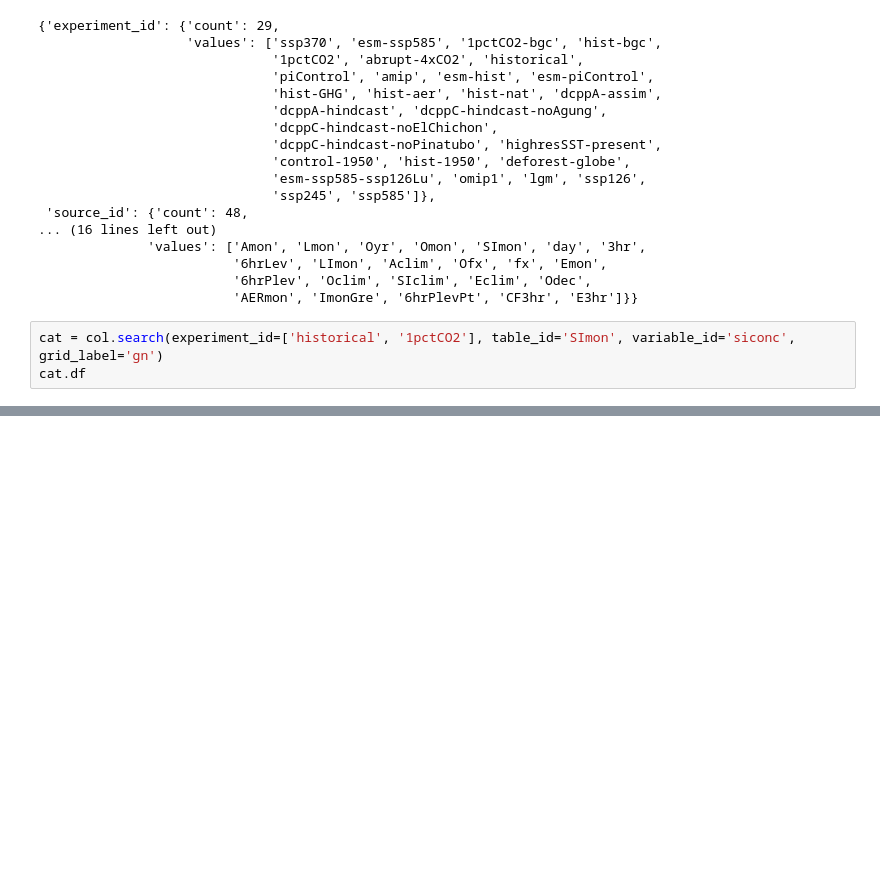
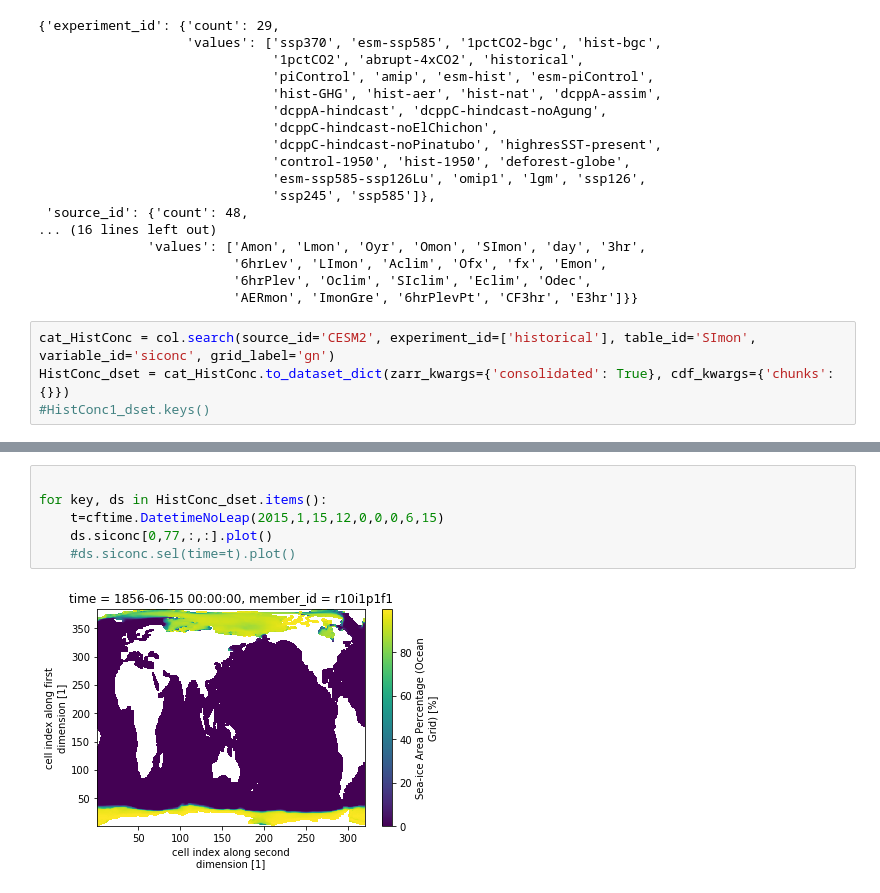
Before and after one commit to smithmadisonm/cmip6-seaice-temp-sensitivity, a Jupyter notebook: notebooks/cmip6seaice_temperature.ipynb, the cells around one changed output, grey strips where cells are left out. Drawn from its saved outputs; the diff is of its cells as text; blank space fills up the shorter version.

```diff
--- a/notebooks/cmip6seaice_temperature.ipynb
+++ b/notebooks/cmip6seaice_temperature.ipynb
@@ -57,6 +43,7 @@ pprint.pprint(uni_dict, compact=True)
                          '6hrPlev', 'Oclim', 'SIclim', 'Eclim', 'Odec',
                          'AERmon', 'ImonGre', '6hrPlevPt', 'CF3hr', 'E3hr']}}
 # %%
-cat = col.search(experiment_id=['historical', '1pctCO2'], table_id='SImon', variable_id='siconc', grid_label='gn')
-cat.df
+cat_HistConc = col.search(source_id='CESM2', experiment_id=['historical'], table_id='SImon', variable_id='siconc', grid_label='gn')
+HistConc_dset = cat_HistConc.to_dataset_dict(zarr_kwargs={'consolidated': True}, cdf_kwargs={'chunks': {}})
+#HistConc1_dset.keys()
 # %% [output]
@@ -80,0 +82,8 @@ cat.df
+# %%
+
+for key, ds in HistConc_dset.items():
+    t=cftime.DatetimeNoLeap(2015,1,15,12,0,0,0,6,15)
+    ds.siconc[0,77,:,:].plot()
+    #ds.siconc.sel(time=t).plot()
+# %% [output]
+[figure, added]
```
Also changed, not shown: parts of 8 cells of this notebook.
